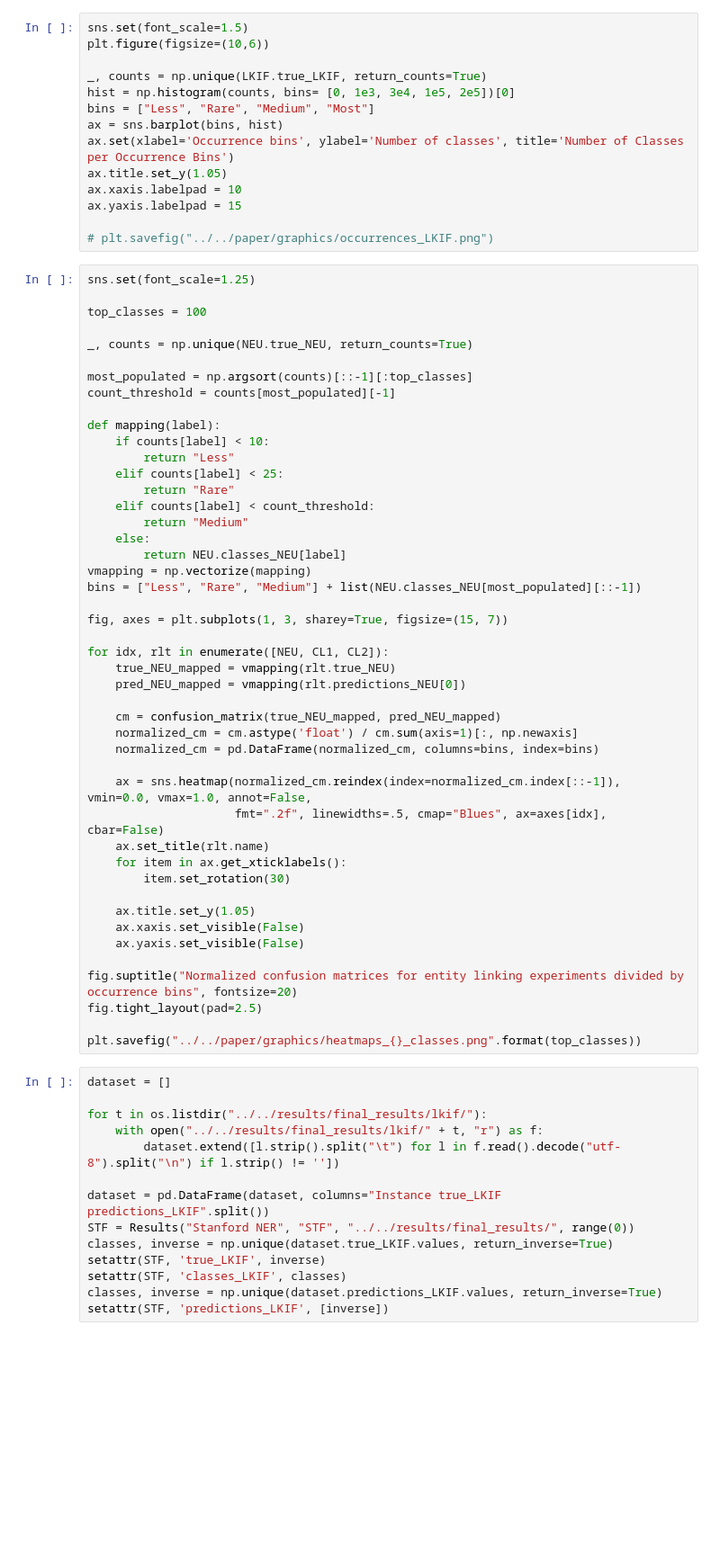
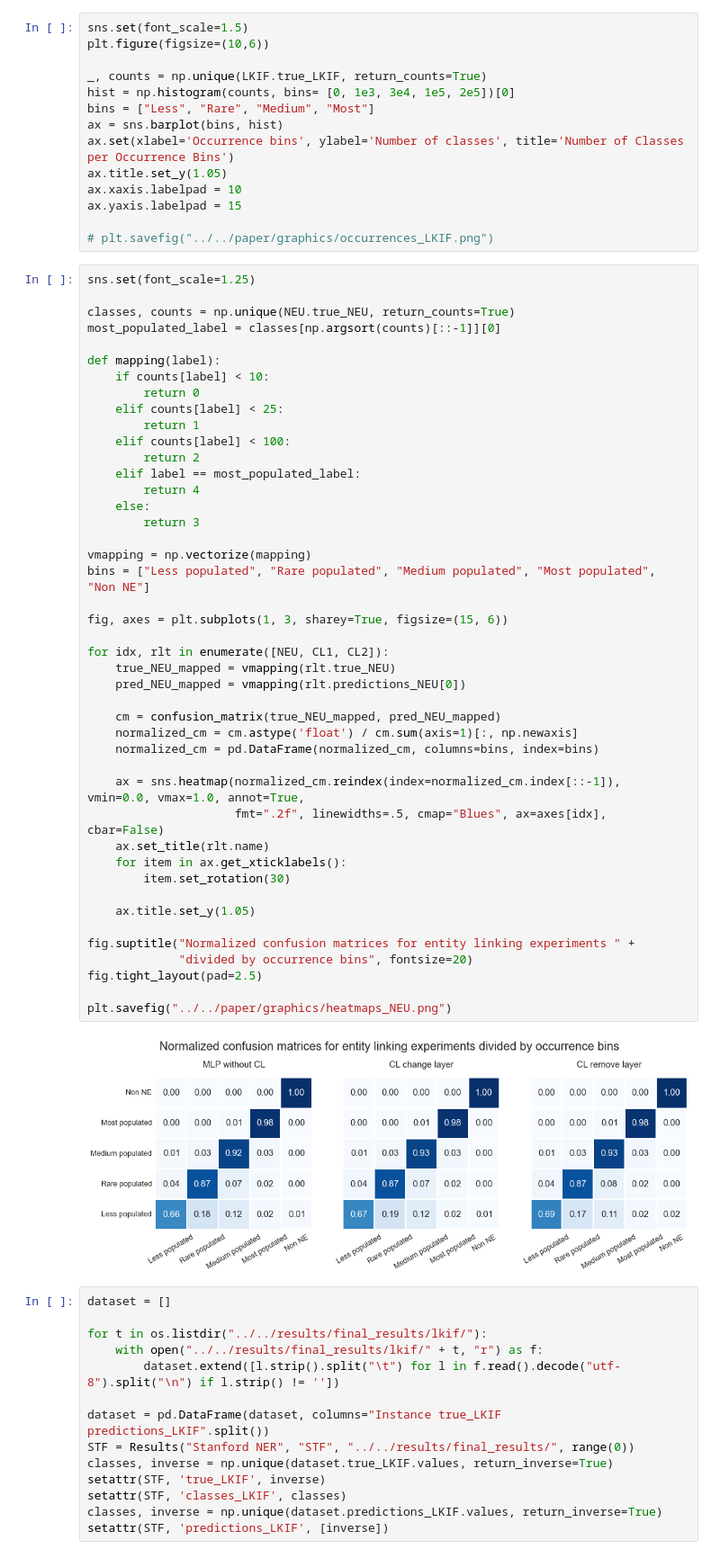
Before and after one commit to ChiuYeeLau/wikipedia-ner, a Jupyter notebook: notebooks/analysis_of_results.ipynb, the cells around one changed output. Shown: that part at 90% size. Saved outputs shown, nothing was run; the diff lists cells and outputs as text; blank space fills up the shorter version.

```diff
--- a/notebooks/analysis_of_results.ipynb
+++ b/notebooks/analysis_of_results.ipynb
@@ -164,49 +164,49 @@ ax.yaxis.labelpad = 15
 # %%
 sns.set(font_scale=1.25)
 
-top_classes = 100
-
-_, counts = np.unique(NEU.true_NEU, return_counts=True)
-
-most_populated = np.argsort(counts)[::-1][:top_classes]
-count_threshold = counts[most_populated][-1]
+classes, counts = np.unique(NEU.true_NEU, return_counts=True)
+most_populated_label = classes[np.argsort(counts)[::-1]][0]
 
 def mapping(label):
     if counts[label] < 10:
-        return "Less"
+        return 0
     elif counts[label] < 25:
-        return "Rare"
-    elif counts[label] < count_threshold:
-        return "Medium"
+        return 1
+    elif counts[label] < 100:
+        return 2
+    elif label == most_populated_label:
+        return 4
     else:
-        return NEU.classes_NEU[label]
+        return 3
+
 vmapping = np.vectorize(mapping)
-bins = ["Less", "Rare", "Medium"] + list(NEU.classes_NEU[most_populated][::-1])
+bins = ["Less populated", "Rare populated", "Medium populated", "Most populated", "Non NE"]
 
-fig, axes = plt.subplots(1, 3, sharey=True, figsize=(15, 7))
+fig, axes = plt.subplots(1, 3, sharey=True, figsize=(15, 6))
 
 for idx, rlt in enumerate([NEU, CL1, CL2]):
     true_NEU_mapped = vmapping(rlt.true_NEU)
     pred_NEU_mapped = vmapping(rlt.predictions_NEU[0])
 
     cm = confusion_matrix(true_NEU_mapped, pred_NEU_mapped)
     normalized_cm = cm.astype('float') / cm.sum(axis=1)[:, np.newaxis]
     normalized_cm = pd.DataFrame(normalized_cm, columns=bins, index=bins)
 
-    ax = sns.heatmap(normalized_cm.reindex(index=normalized_cm.index[::-1]), vmin=0.0, vmax=1.0, annot=False,
+    ax = sns.heatmap(normalized_cm.reindex(index=normalized_cm.index[::-1]), vmin=0.0, vmax=1.0, annot=True,
                      fmt=".2f", linewidths=.5, cmap="Blues", ax=axes[idx], cbar=False)
     ax.set_title(rlt.name)
     for item in ax.get_xticklabels():
         item.set_rotation(30)
 
     ax.title.set_y(1.05)
-    ax.xaxis.set_visible(False)
-    ax.yaxis.set_visible(False)
 
-fig.suptitle("Normalized confusion matrices for entity linking experiments divided by occurrence bins", fontsize=20)
+fig.suptitle("Normalized confusion matrices for entity linking experiments " +
+             "divided by occurrence bins", fontsize=20)
 fig.tight_layout(pad=2.5)
 
-plt.savefig("../../paper/graphics/heatmaps_{}_classes.png".format(top_classes))
+plt.savefig("../../paper/graphics/heatmaps_NEU.png")
+# %% [output]
+[figure, added]
 # %%
 dataset = []
 
```
Also changed, not shown: parts of 2 cells of this notebook, 13 other files.
